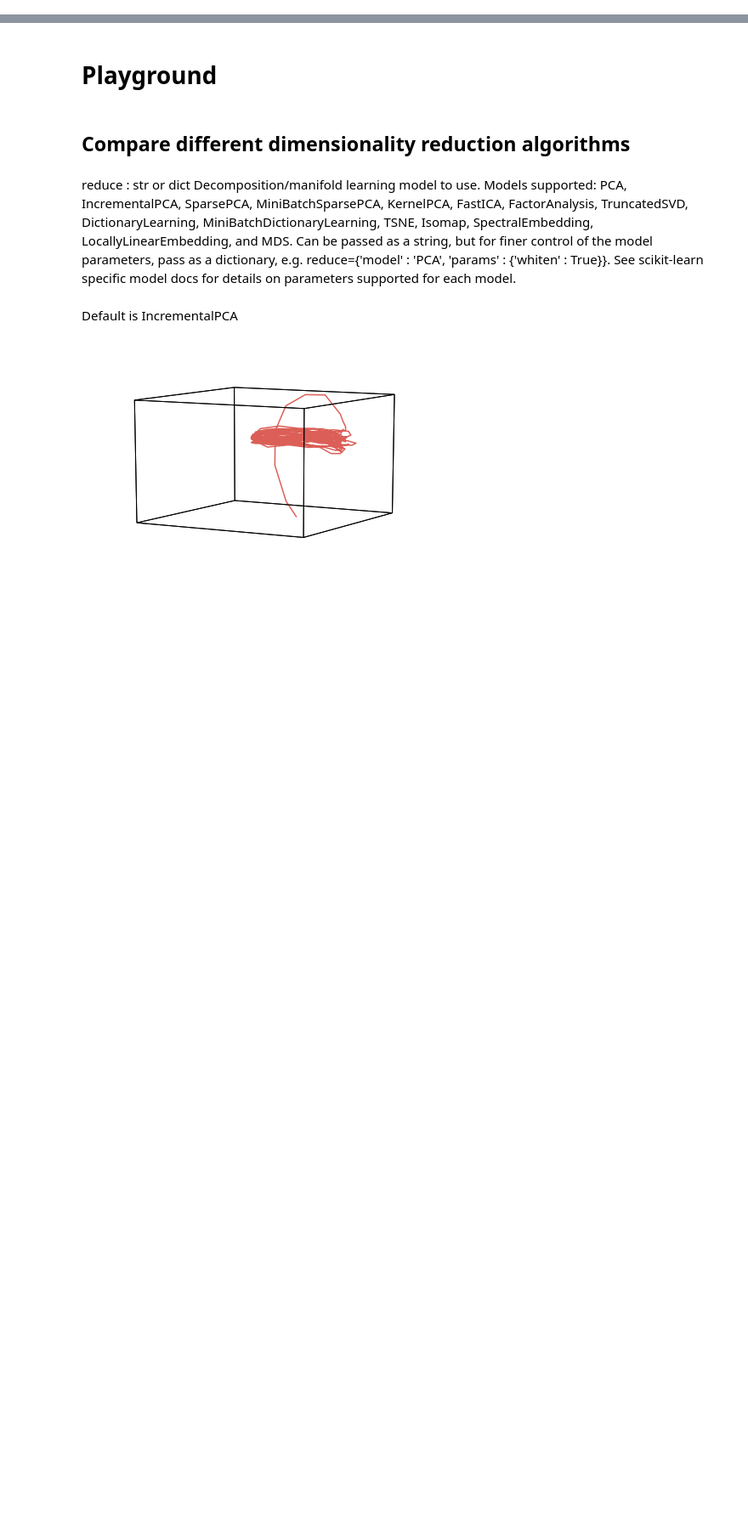
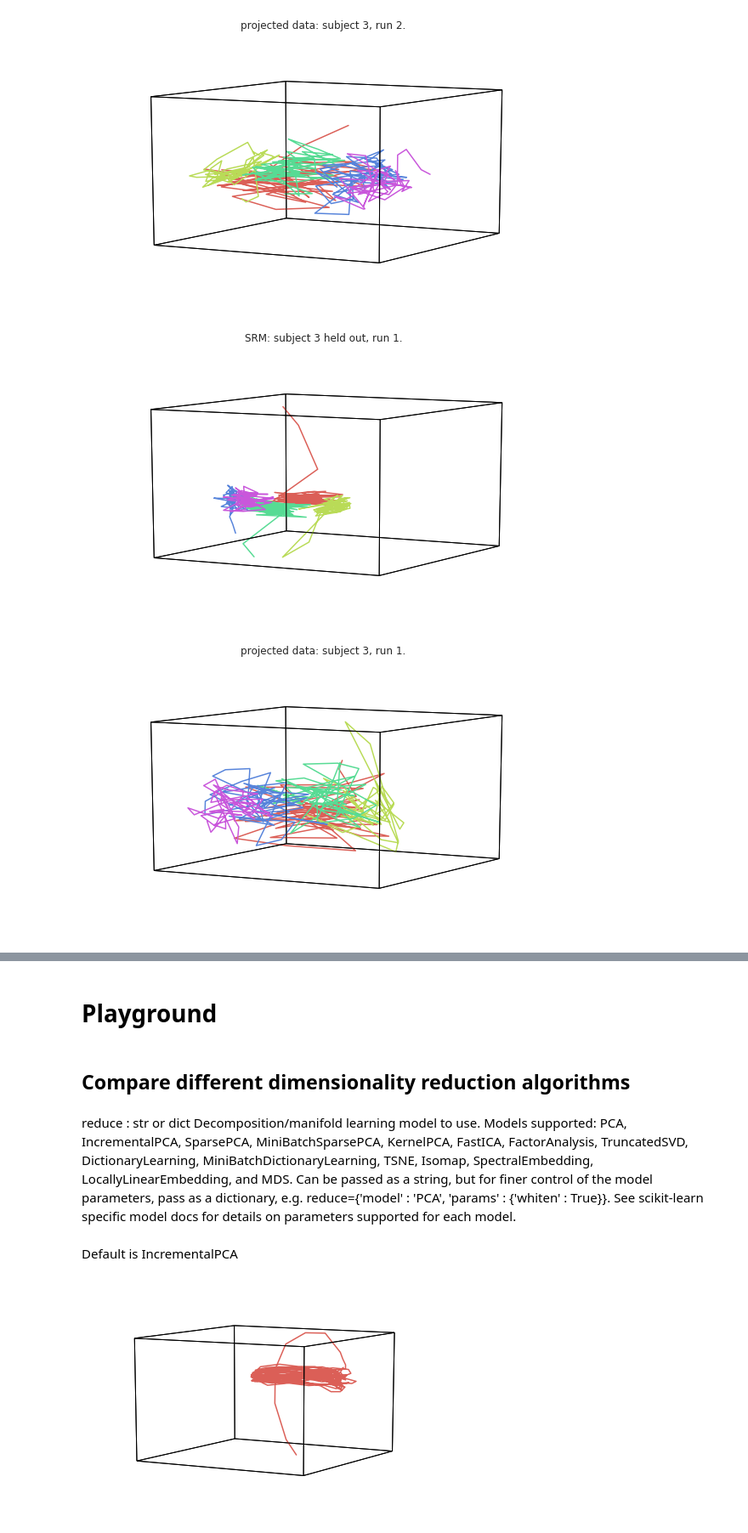
Before and after one commit to oliver-contier/somato_align, a Jupyter notebook: srm/visualize_projection_crossval.ipynb, the cells around one changed output, grey strips where cells are left out. Shown at 85% size. Saved outputs shown, nothing was run; the diff lists cells and outputs as text; code cells hidden in the pictures; blank space fills up the shorter version.

```diff
--- a/srm/visualize_projection_crossval.ipynb
+++ b/srm/visualize_projection_crossval.ipynb
@@ -39,0 +109,6 @@ geo = hyp.plot(trained_srms_dfs[0], title='shared responses trained with first s
+# %%
+plot_all_for_subject(2)
+# %% [output]
+[figure, added]
+[figure, added]
+[figure, added]
```
Also changed, not shown: parts of 14 cells of this notebook, 1 other file.
